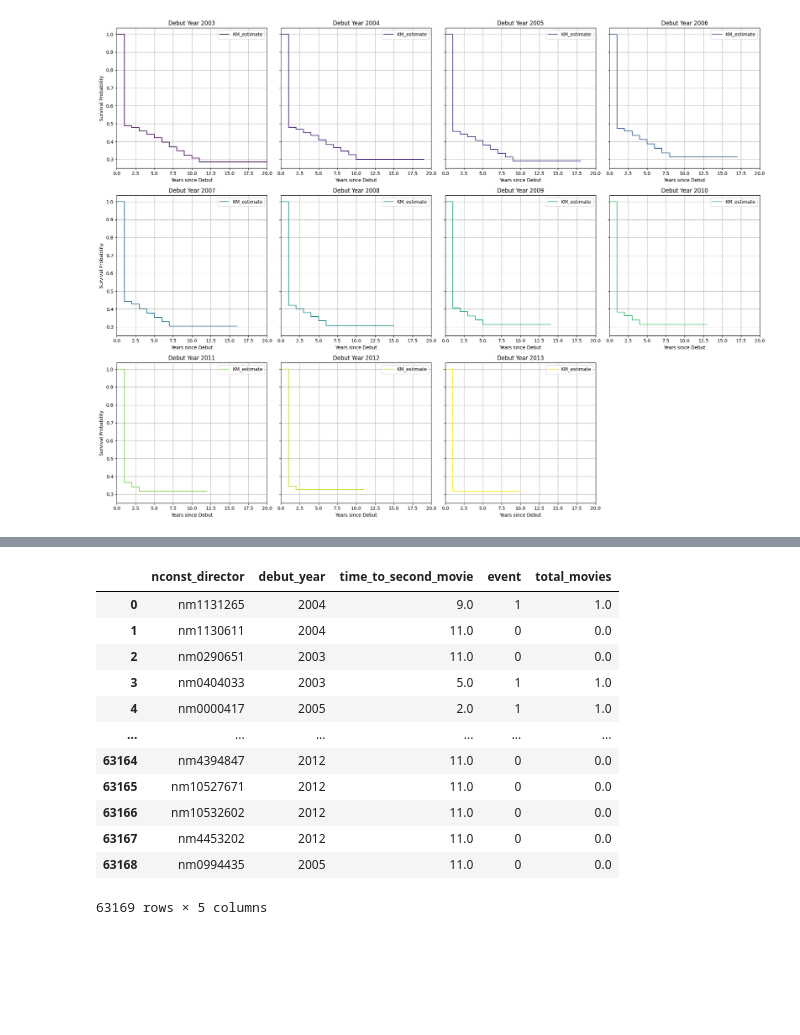
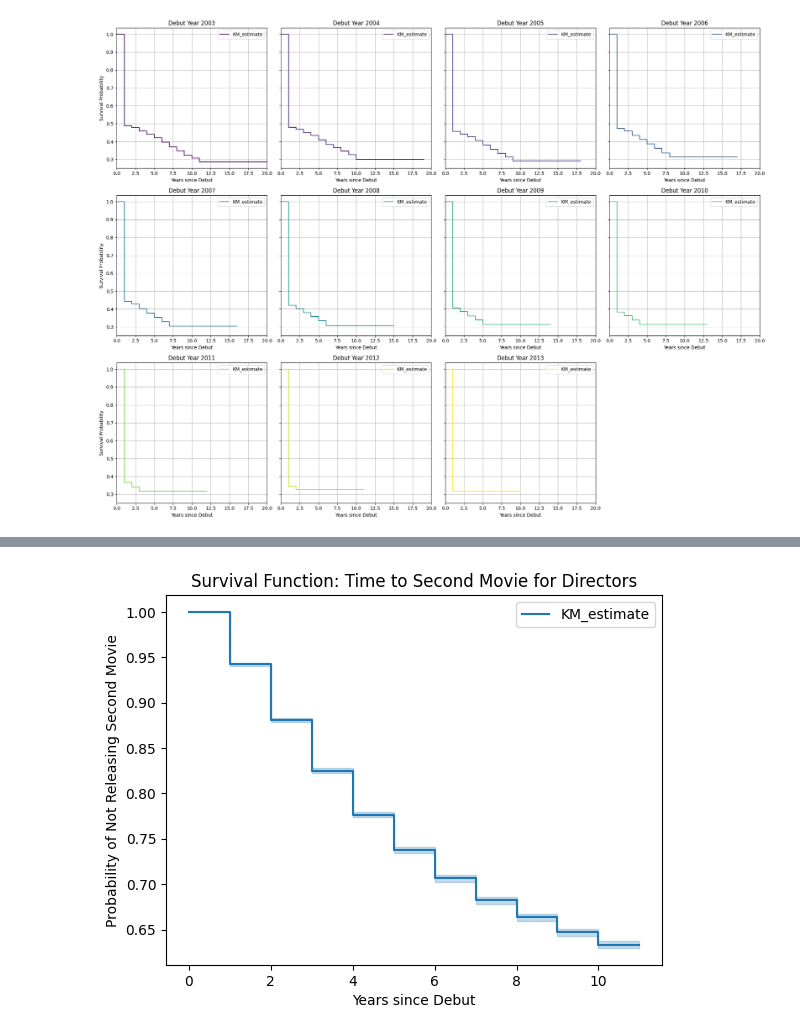
Before and after one commit to nhunguyen0901/SocialNetworks_CareerLongevity, a Jupyter notebook: Phase_4_Building_Time_Series_Data.ipynb, the cells around one changed output, grey strips where cells are left out. Drawn from its saved outputs; the diff is of its cells as text; code cells hidden in the pictures; blank space fills up the shorter version.

```diff
--- a/Phase_4_Building_Time_Series_Data.ipynb
+++ b/Phase_4_Building_Time_Series_Data.ipynb
@@ -476,18 +536,15 @@ directors_cross_sectional = directors_cross_sectional.merge(total_movies, on='nc
-# %%
-directors_cross_sectional
-# %% [output]
-|  | nconst_director | debut_year | time_to_second_movie | event | total_movies |
-| 0 | nm1131265 | 2004 | 9.0 | 1 | 1.0 |
-| 1 | nm1130611 | 2004 | 11.0 | 0 | 0.0 |
-| 2 | nm0290651 | 2003 | 11.0 | 0 | 0.0 |
-| 3 | nm0404033 | 2003 | 5.0 | 1 | 1.0 |
-| 4 | nm0000417 | 2005 | 2.0 | 1 | 1.0 |
-| ... | ... | ... | ... | ... | ... |
-| 63164 | nm4394847 | 2012 | 11.0 | 0 | 0.0 |
-| 63165 | nm10527671 | 2012 | 11.0 | 0 | 0.0 |
-| 63166 | nm10532602 | 2012 | 11.0 | 0 | 0.0 |
-| 63167 | nm4453202 | 2012 | 11.0 | 0 | 0.0 |
-| 63168 | nm0994435 | 2005 | 11.0 | 0 | 0.0 |
-63169 rows × 5 columns
+# %%
+# Fit the Kaplan-Meier estimator
+kmf = KaplanMeierFitter()
+kmf.fit(durations=directors_cross_sectional['time_to_second_movie'], event_observed=directors_cross_sectional['event'])
+
+# Plot the survival function
+kmf.plot_survival_function()
+plt.title('Survival Function: Time to Second Movie for Directors')
+plt.xlabel('Years since Debut')
+plt.ylabel('Probability of Not Releasing Second Movie')
+plt.show()
+# %% [output]
+[figure, added]
 # %%
 directors_cross_sectional.to_csv("directors_cross_sectional.csv", index=False)
```
Also changed, not shown: parts of 28 cells of this notebook, 2 other files.
